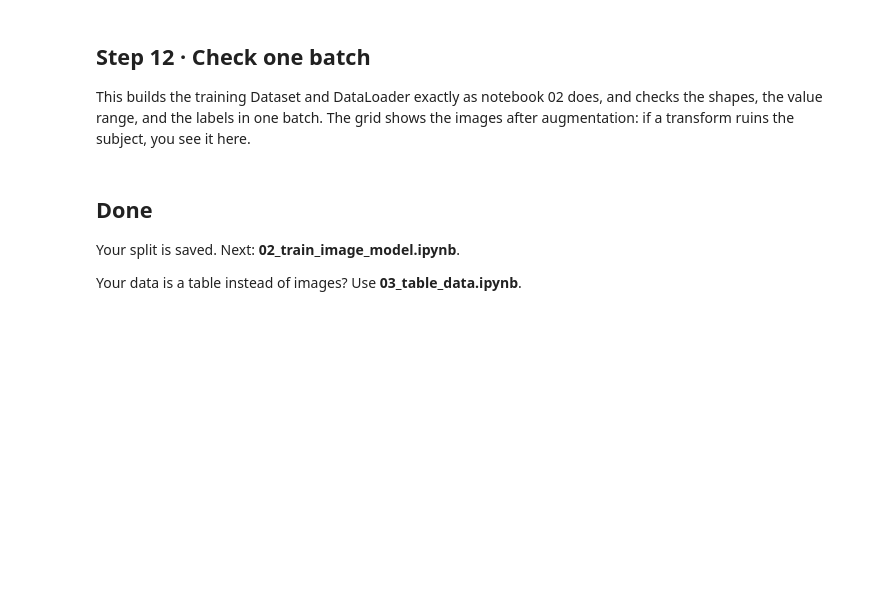
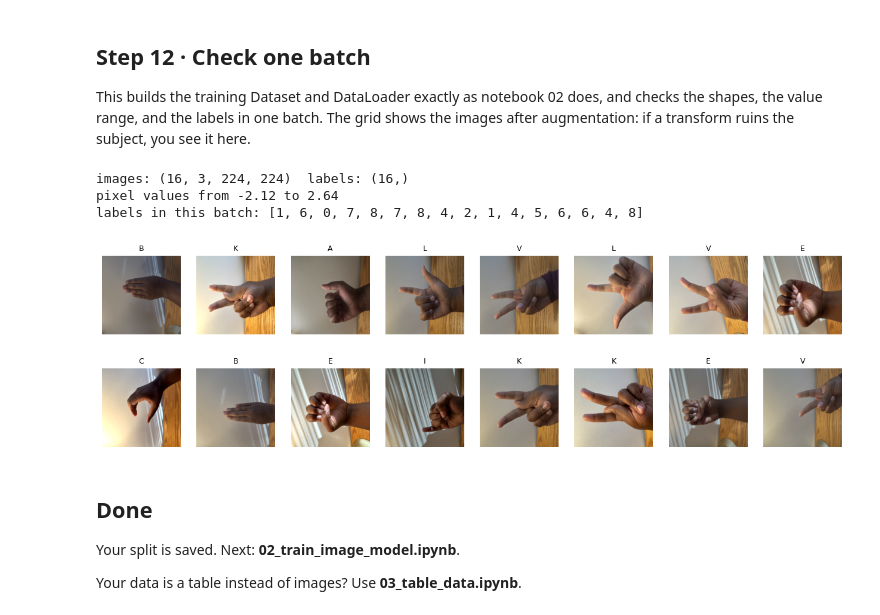
Before and after one commit to aypx/csc-451-group, a Jupyter notebook: notebooks/01_load_image_data.ipynb, the cells around one changed output. Saved outputs shown, nothing was run; the diff lists cells and outputs as text; code cells hidden in the pictures; blank space fills up the shorter version.

```diff
--- a/notebooks/01_load_image_data.ipynb
+++ b/notebooks/01_load_image_data.ipynb
@@ -316,23 +395,28 @@ plt.show()
 ## Step 12 · Check one batch
 This builds the training Dataset and DataLoader exactly as notebook 02 does, and checks the shapes, the value range, and the labels in one batch. The grid shows the images after augmentation: if a transform ruins the subject, you see it here.
 # %%
-train_tfms, eval_tfms = tu.make_transforms(image_size=224, flip=True)
+train_tfms, eval_tfms = tu.make_transforms(image_size=224, flip=False)#this can change the meaning
 train_ds = du.ImageDataset(train_table, IMAGE_ROOT, classes, train_tfms)
 train_dl = DataLoader(train_ds, batch_size=16, shuffle=True)
 
 x, y = next(iter(train_dl))
 print("images:", tuple(x.shape), " labels:", tuple(y.shape))
 print(f"pixel values from {x.min():.2f} to {x.max():.2f}")
 print("labels in this batch:", y.tolist())
 
 mean = torch.tensor(tu.IMAGENET_MEAN).view(3, 1, 1)
 std = torch.tensor(tu.IMAGENET_STD).view(3, 1, 1)
 fig, axes = plt.subplots(2, 8, figsize=(16, 4.5))
 for ax, img, label in zip(axes.flat, x, y):
     ax.imshow((img * std + mean).clamp(0, 1).permute(1, 2, 0))
     ax.set_title(classes[label], fontsize=9)
     ax.axis("off")
 plt.show()
+# %% [output]
+images: (16, 3, 224, 224)  labels: (16,)
+pixel values from -2.12 to 2.64
+labels in this batch: [1, 6, 0, 7, 8, 7, 8, 4, 2, 1, 4, 5, 6, 6, 4, 8]
+[figure, added]
 # %% [markdown]
 ## Done
 
```
Also changed, not shown: parts of 11 cells of this notebook.
